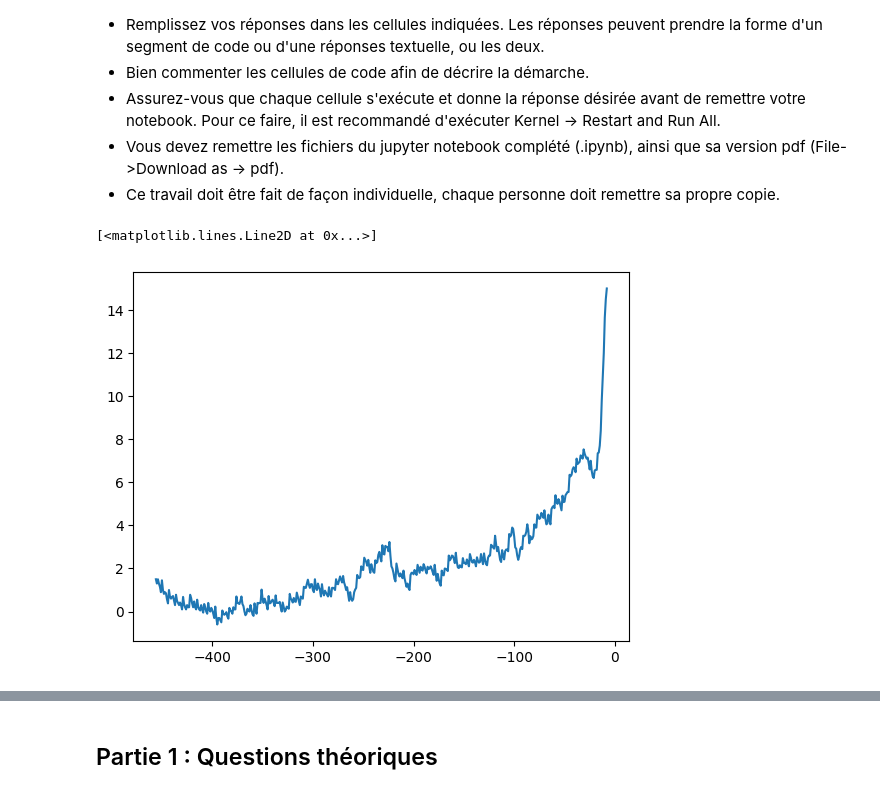
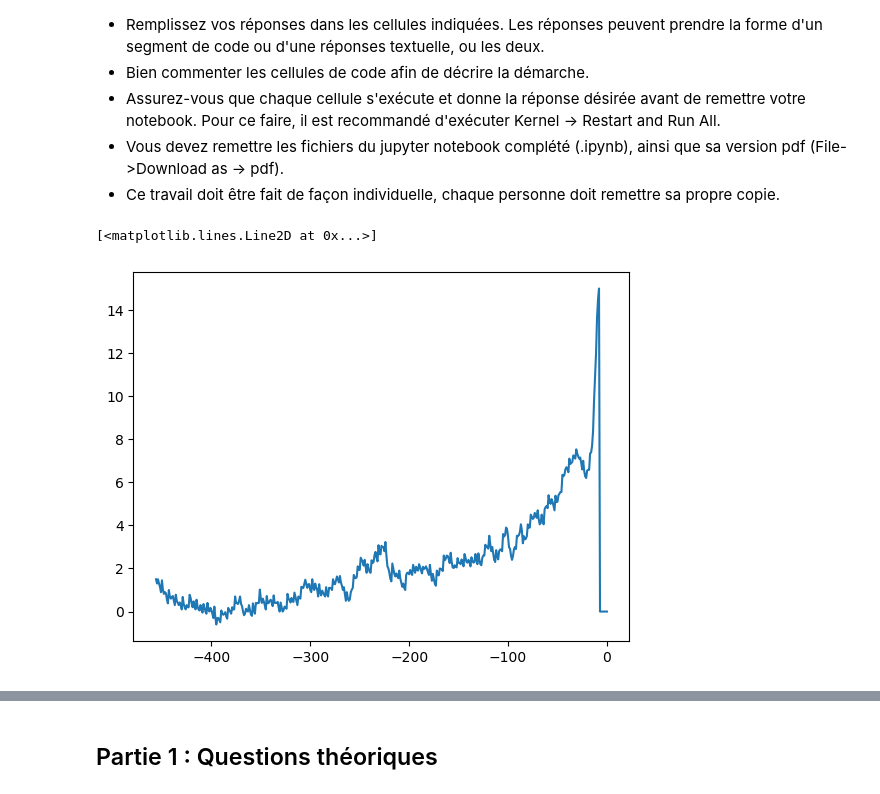
Before and after one commit to izzypol/hydrogeophys, a Jupyter notebook: EM31/TP2_Clemence_Loiseau_20483665_Isabelle_Poliquin_2075758.ipynb, the cells around one changed output, grey strips where cells are left out. Drawn from its saved outputs; the diff is of its cells as text; code cells hidden in the pictures.

```diff
--- a/EM31/TP2_Clemence_Loiseau_20483665_Isabelle_Poliquin_2075758.ipynb
+++ b/EM31/TP2_Clemence_Loiseau_20483665_Isabelle_Poliquin_2075758.ipynb
@@ -29,11 +30,14 @@ import pandas as pd
 # %%
 # open .xyz file as csv file
-dataH24X90 = pd.read_csv('H24X90.csv', header=None, )
+dataH24X90 = pd.read_csv('H24X90.csv', header=None)
 
-val_cond = dataH24X90[2]
-pos_x = dataH24X90[0]
+val_cond = dataH24X90[2].fillna(0)
+pos_x = dataH24X90[0].fillna(0)
+
+#smooth = make_interp_spline(pos_x, val_cond)
+
 
 plt.plot(pos_x, val_cond)
 # %% [output]
 [<matplotlib.lines.Line2D at 0x...>]
-[figure, old version]
+[figure, new version]
```
Also changed, not shown: parts of 2 cells of this notebook, 2 other files.
